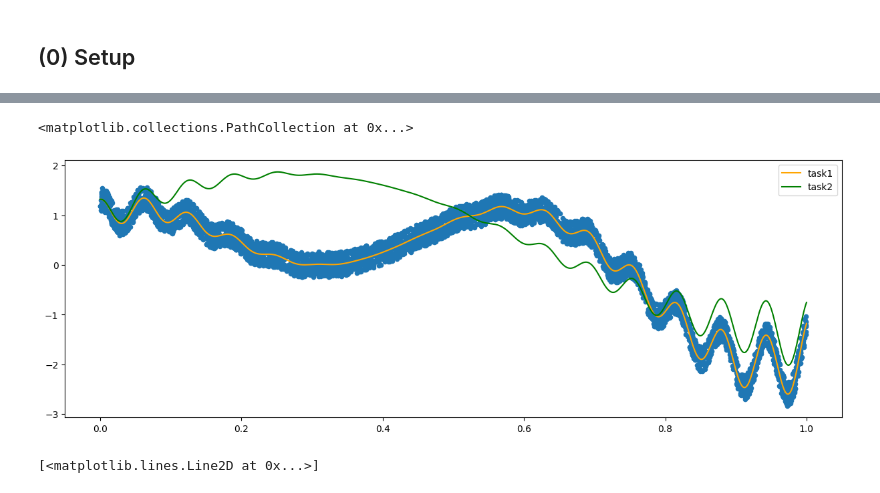
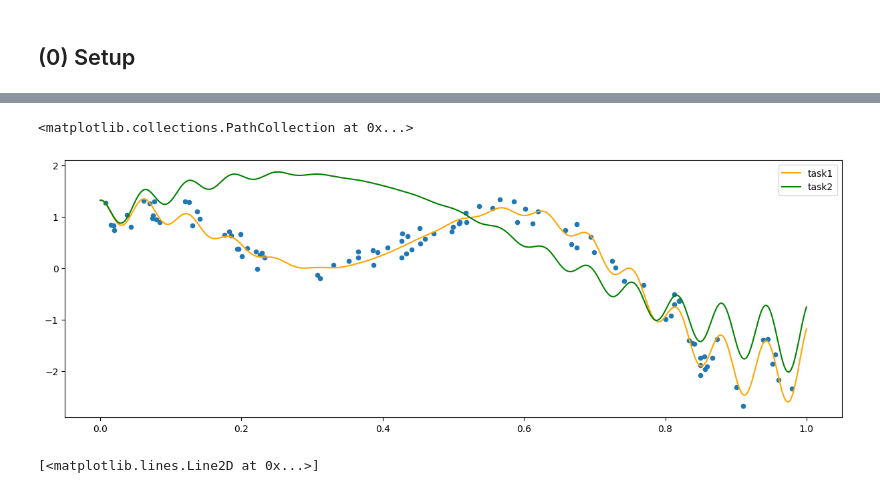
Before and after one commit to lbl-camera/fvGP, a Jupyter notebook: examples/ComprehensiveTest.ipynb, the cells around one changed output, grey strips where cells are left out. Drawn from its saved outputs; the diff is of its cells as text; code cells hidden in the pictures.

```diff
--- a/examples/ComprehensiveTest.ipynb
+++ b/examples/ComprehensiveTest.ipynb
@@ -11,21 +14,21 @@ from fvgp.gp import GP
 # %%
 x = np.linspace(0,1,1000)
 def f1(x):
     return np.sin(5. * x) + np.cos(10. * x) + (2.* (x-0.4)**2) * np.cos(100. * x)
 
 def f2(x):
     return np.sin(5. * x) + np.cos(2. * x) + (2.* (x-0.4)**2) * np.cos(100. * x)
 
-x_data = np.random.rand(5000)
+x_data = np.random.rand(100)
 y_data = f1(x_data) + (np.random.rand(len(x_data))-0.5) * 0.5
 plt.figure(figsize = (15,5))
 plt.plot(x,f1(x), color = 'orange', label = 'task1')
 plt.plot(x,f2(x), color = 'green',  label = 'task2')
 plt.legend()
 plt.scatter(x_data,y_data, s = 20)
 # %% [output]
 <matplotlib.collections.PathCollection at 0x...>
-[figure, old version]
+[figure, new version]
 # %%
 #stationary
 def skernel(x1,x2,hps,obj):
```
Also changed, not shown: parts of 8 cells of this notebook, 1 other file.
